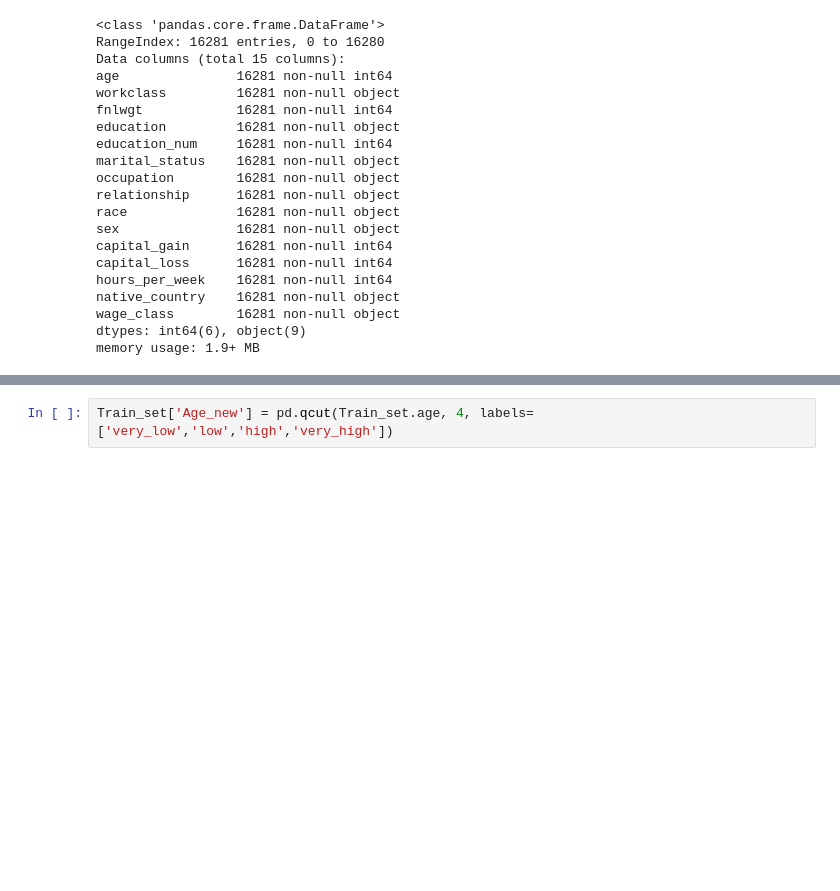
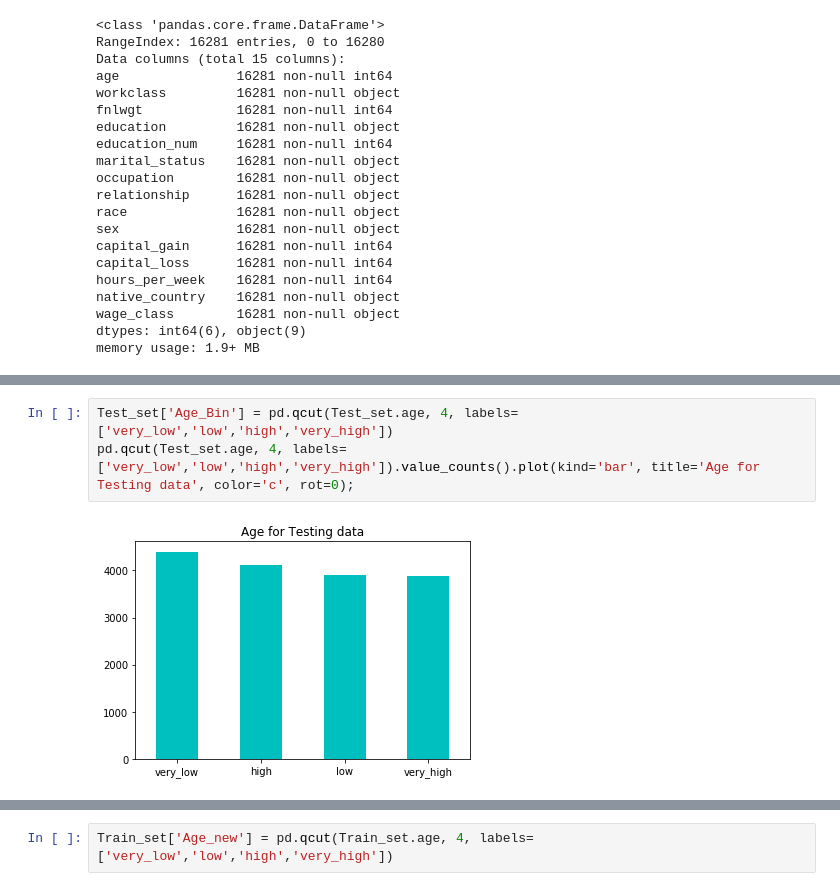
Before and after one commit to ShifanaJishadh/Project-3, a Jupyter notebook: Project 3.ipynb, the cells around one changed output, grey strips where cells are left out. Drawn from its saved outputs; the diff is of its cells as text; blank space fills up the shorter version.

```diff
--- a/Project 3.ipynb
+++ b/Project 3.ipynb
@@ -93,0 +123,5 @@ memory usage: 1.9+ MB
+# %%
+Test_set['Age_Bin'] = pd.qcut(Test_set.age, 4, labels=['very_low','low','high','very_high'])
+pd.qcut(Test_set.age, 4, labels=['very_low','low','high','very_high']).value_counts().plot(kind='bar', title='Age for Testing data', color='c', rot=0);
+# %% [output]
+[figure, added]
```
Also changed, not shown: parts of 21 cells of this notebook.
